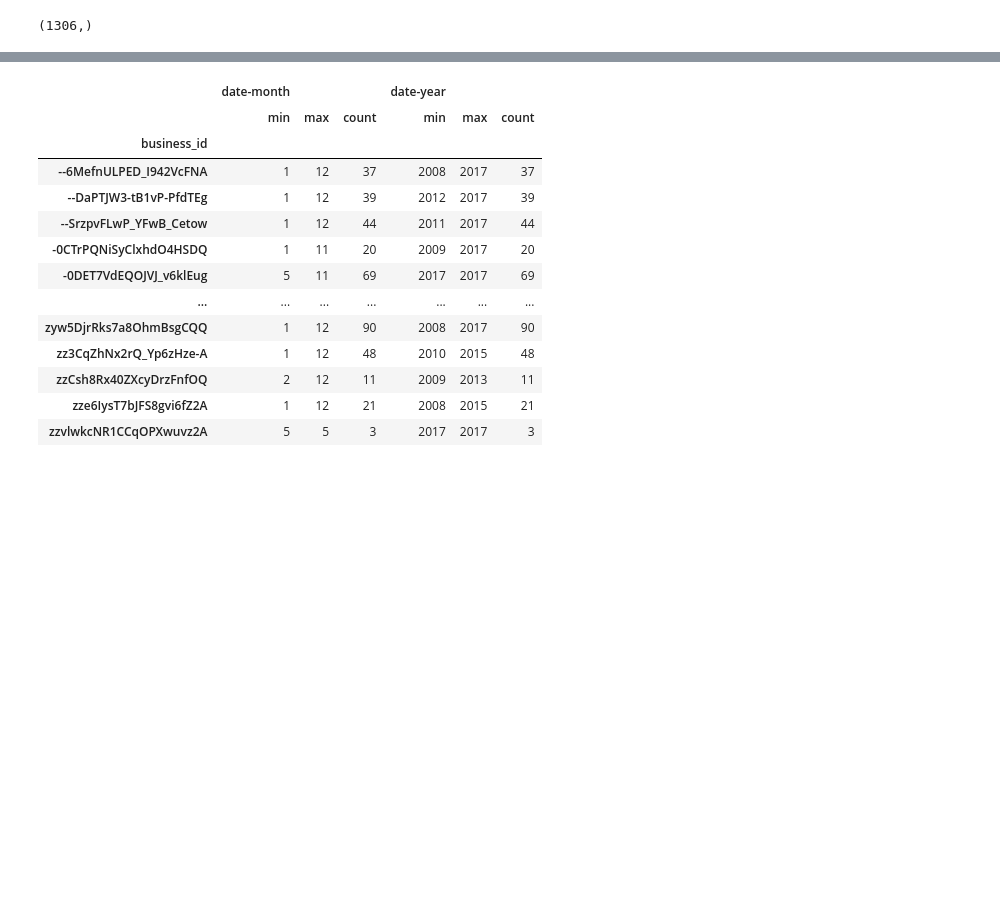
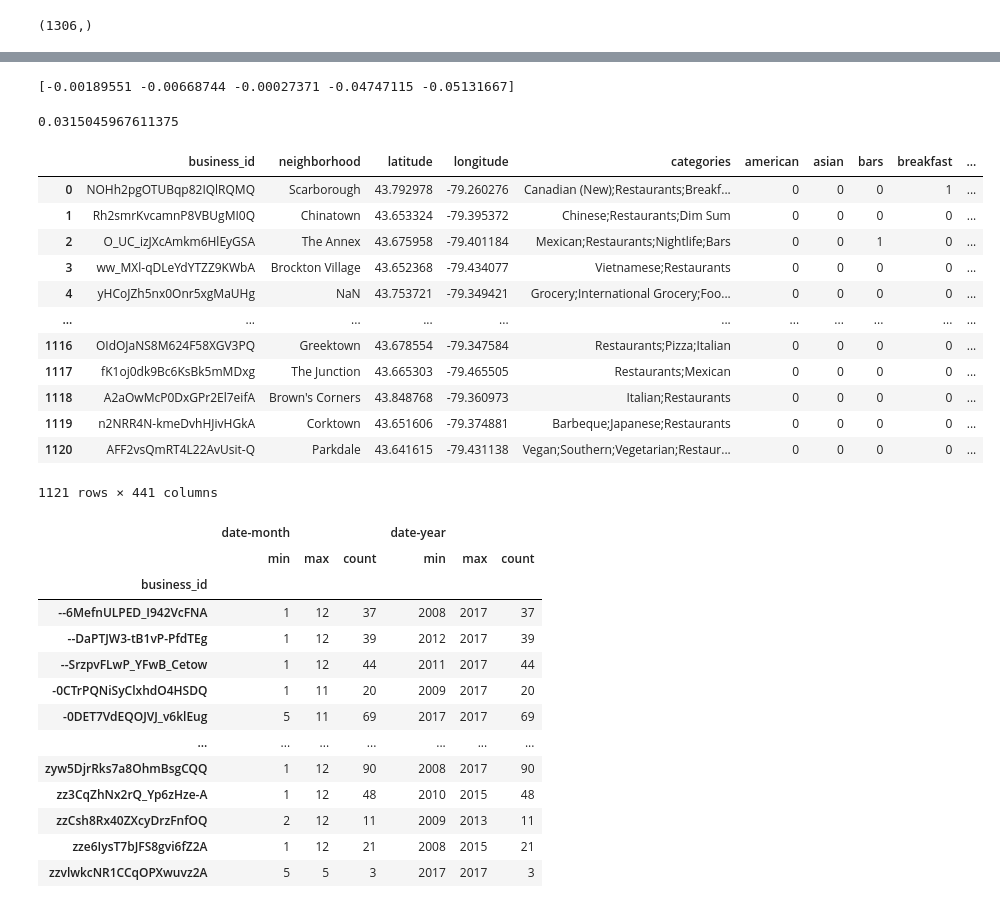
Before and after one commit to Joeyzect/Analytics_Edge_2022, a Jupyter notebook: notebooks/00-joseph-exploration.ipynb, the cells around one changed output, grey strips where cells are left out. Saved outputs shown, nothing was run; the diff lists cells and outputs as text; code cells hidden in the pictures; blank space fills up the shorter version.

Commit message:
Added models

```diff
--- a/notebooks/00-joseph-exploration.ipynb
+++ b/notebooks/00-joseph-exploration.ipynb
@@ -29,13 +29,25 @@ business_data_2016 = business[business['business_id'].isin(over_20_reviews)][['b
 from sklearn.feature_extraction.text import CountVectorizer
 vectorizer = CountVectorizer(min_df=0.05)
 vectorized_categories = vectorizer.fit_transform(business_data_2016['categories'])
-business_categories = pd.DataFrame(testX.toarray(), columns=vectorizer.get_feature_names_out())
+business_categories = pd.DataFrame(vectorized_categories.toarray(), columns=vectorizer.get_feature_names_out())
 
 # One hot encode neighborhoods
 from sklearn.preprocessing import OneHotEncoder
-enc = OneHotEncoder(handle_unknown='ignore', min_frequency=0.05)
+enc = OneHotEncoder(handle_unknown='ignore', min_frequency=0.01)
 neighborhoods = enc.fit_transform(business_data_2016['neighborhood'].values.reshape(-1,1)).toarray()
+# %%
+# Get last review for each business and encode
+last_reviews = reviews_2016.sort_values('date').groupby(['business_id'], as_index=False).nth[-1:].groupby(['business_id'], as_index=False)['text'].sum()
+last_reviews['text'] = last_reviews['text'].str.replace('\\n','')
+# %%
+#encode using hugging face model and put in dataframe
+from sentence_transformers import SentenceTransformer
+model = SentenceTransformer('sentence-transformers/all-MiniLM-L6-v2', )
+embeddings = model.encode(last_reviews['text'].tolist())
+embedding_df = pd.DataFrame(embeddings)
 # %%
 # Create dataframe with all features
-combined_business_data_2016 = pd.concat([business_data_2016, business_categories], axis=1, ignore_index=True)
-combined_business_data_2016 = pd.concat([combined_business_data_2016, pd.DataFrame(neighborhoods, )], axis=1, ignore_index=True)
+combined_business_data_2016 = pd.concat([business_data_2016, business_categories], axis=1)
+combined_business_data_2016 = pd.concat([combined_business_data_2016, pd.DataFrame(neighborhoods, columns=enc.get_feature_names_out())], axis=1)
+combined_business_data_2016 = pd.concat([combined_business_data_2016, embedding_df], axis=1)
+combined_business_data_2016 = pd.merge(combined_business_data_2016, avg_stars_2016, on='business_id')
@@ -57,0 +65,17 @@ combined_business_data_2016
+# %%
+# Fit lasso model with cross validation, score on r2
+lasso = Lasso()
+lasso.fit(X_train, y_train)
+lasso_scores = cross_val_score(lasso, X_train, y_train, cv=5, scoring='r2')
+print(lasso_scores)
+# %% [output]
+[-0.00189551 -0.00668744 -0.00027371 -0.04747115 -0.05131667]
+# %%
+# Fit decision tree model with cross validation, score on r2
+from sklearn.tree import DecisionTreeRegressor
+tree = DecisionTreeRegressor(max_depth=4)
+tree.fit(X_train, y_train)
+tree_scores = cross_val_score(tree, X_train, y_train, cv=5, scoring='r2')
+print(tree_scores.mean())
+# %% [output]
+0.0315045967611375
@@ -58,3 +96,19 @@ combined_business_data_2016
+# %%
+combined_business_data_2016.merge(jan_2017_star, on='business_id')
+# %% [output]
+|  | business_id | neighborhood | latitude | longitude | categories | american | asian | bars | breakfast | ... |
+| 0 | NOHh2pgOTUBqp82IQlRQMQ | Scarborough | 43.792978 | -79.260276 | Canadian (New);Restaurants;Breakf... | 0 | 0 | 0 | 1 | ... |
+| 1 | Rh2smrKvcamnP8VBUgMI0Q | Chinatown | 43.653324 | -79.395372 | Chinese;Restaurants;Dim Sum | 0 | 0 | 0 | 0 | ... |
+| 2 | O_UC_izJXcAmkm6HlEyGSA | The Annex | 43.675958 | -79.401184 | Mexican;Restaurants;Nightlife;Bars | 0 | 0 | 1 | 0 | ... |
+| 3 | ww_MXl-qDLeYdYTZZ9KWbA | Brockton Village | 43.652368 | -79.434077 | Vietnamese;Restaurants | 0 | 0 | 0 | 0 | ... |
+| 4 | yHCoJZh5nx0Onr5xgMaUHg | NaN | 43.753721 | -79.349421 | Grocery;International Grocery;Foo... | 0 | 0 | 0 | 0 | ... |
+| ... | ... | ... | ... | ... | ... | ... | ... | ... | ... | ... |
+| 1116 | OIdOJaNS8M624F58XGV3PQ | Greektown | 43.678554 | -79.347584 | Restaurants;Pizza;Italian | 0 | 0 | 0 | 0 | ... |
+| 1117 | fK1oj0dk9Bc6KsBk5mMDxg | The Junction | 43.665303 | -79.465505 | Restaurants;Mexican | 0 | 0 | 0 | 0 | ... |
+| 1118 | A2aOwMcP0DxGPr2El7eifA | Brown's Corners | 43.848768 | -79.360973 | Italian;Restaurants | 0 | 0 | 0 | 0 | ... |
+| 1119 | n2NRR4N-kmeDvhHJivHGkA | Corktown | 43.651606 | -79.374881 | Barbeque;Japanese;Restaurants | 0 | 0 | 0 | 0 | ... |
+| 1120 | AFF2vsQmRT4L22AvUsit-Q | Parkdale | 43.641615 | -79.431138 | Vegan;Southern;Vegetarian;Restaur... | 0 | 0 | 0 | 0 | ... |
+1121 rows × 441 columns
 # %%
 reviews['date-month'] = pd.to_datetime(reviews['date']).dt.month
 reviews['date-year'] = pd.to_datetime(reviews['date']).dt.year
```
Also changed, not shown: parts of 10 cells of this notebook.
